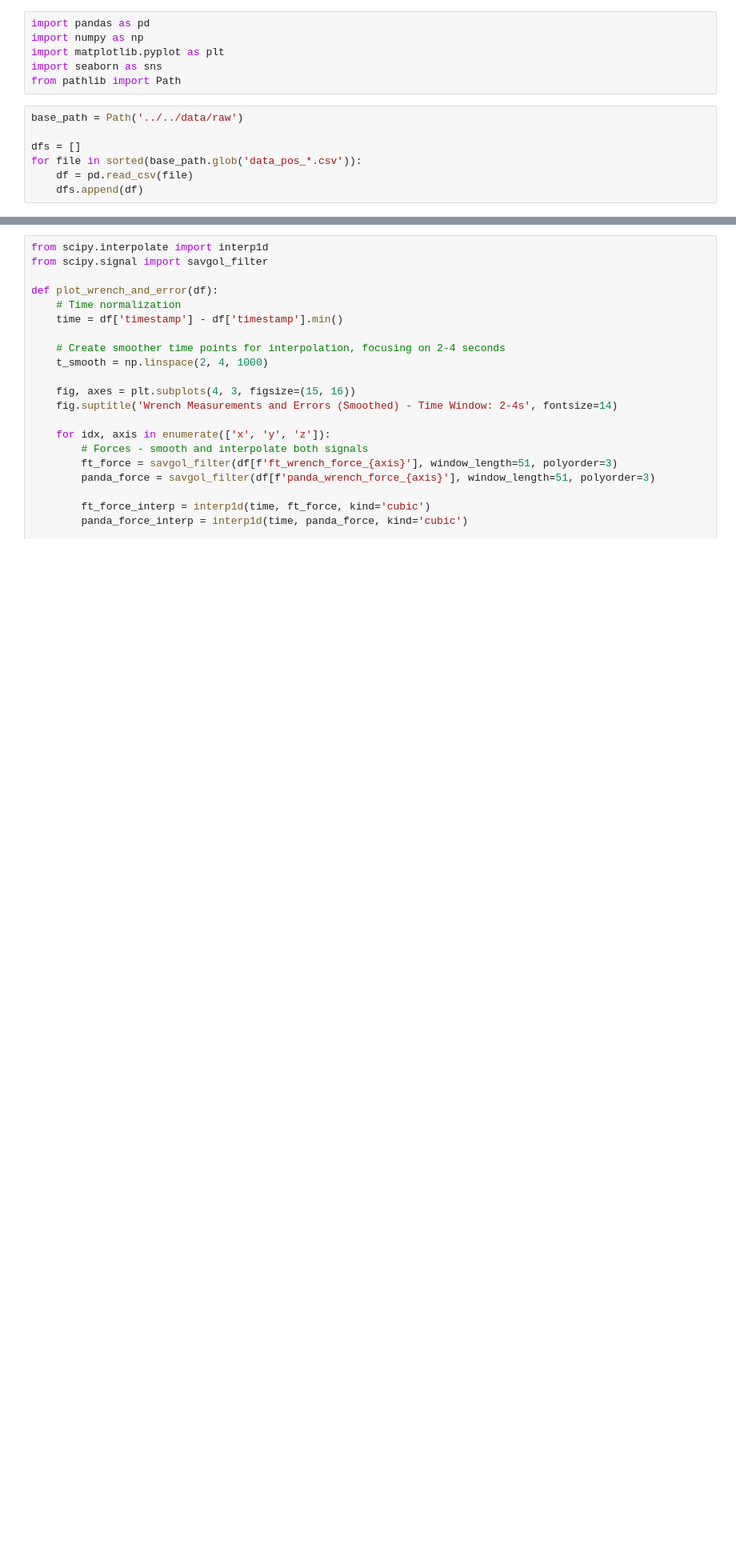
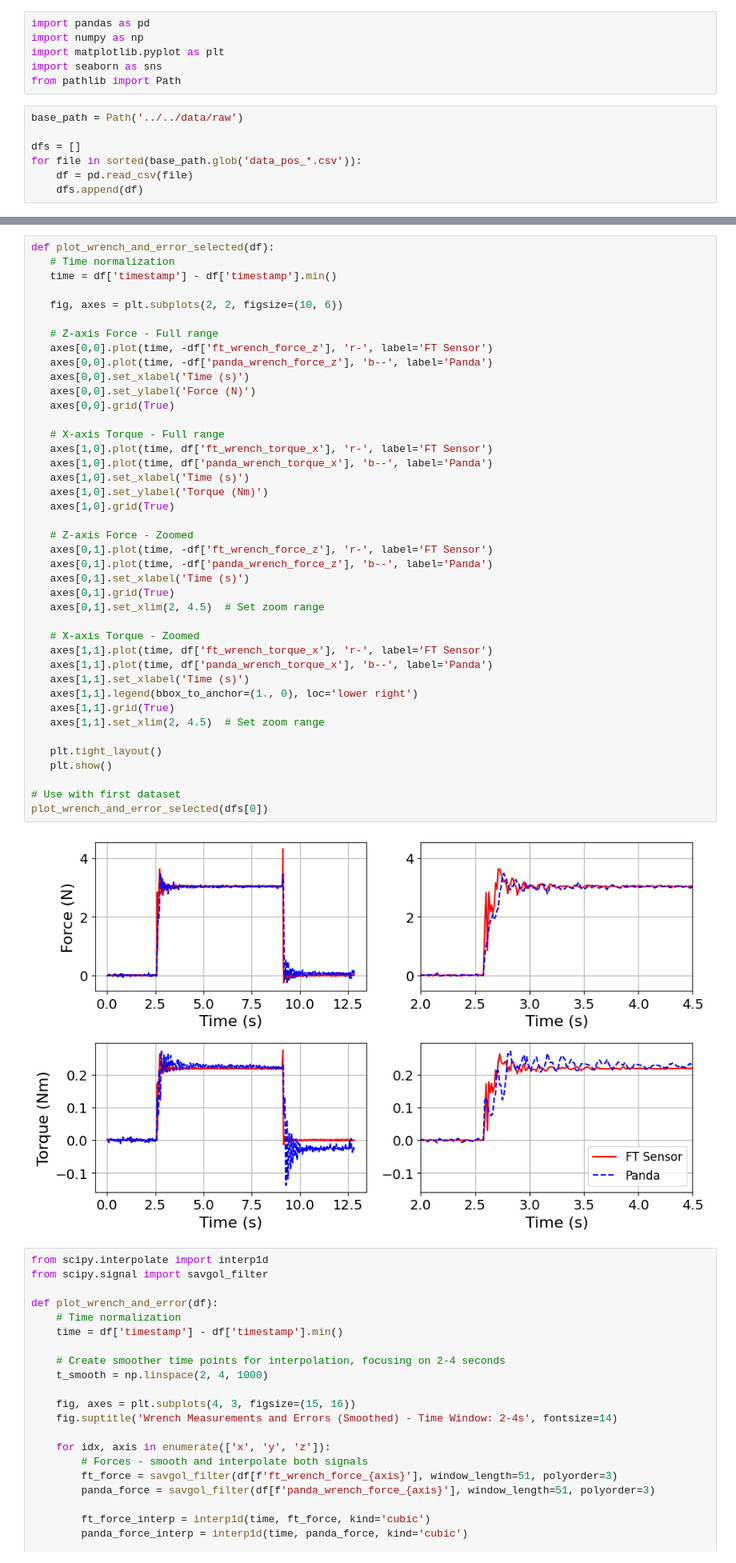
Before and after one commit to rayangdn/virtual_tactile_pad, a Jupyter notebook: ros_ws/src/virtual_tactile_pad/utils/contact_experiments/panda_experiments.ipynb, the cells around one changed output, grey strips where cells are left out. Shown at 80% size. Cells and saved outputs as stored; diff of their text form; blank space fills up the shorter version.

```diff
--- a/ros_ws/src/virtual_tactile_pad/utils/contact_experiments/panda_experiments.ipynb
+++ b/ros_ws/src/virtual_tactile_pad/utils/contact_experiments/panda_experiments.ipynb
@@ -113,3 +131,46 @@ plot_wrench_and_error(dfs[0])
+# %%
+def plot_wrench_and_error_selected(df):
+   # Time normalization
+   time = df['timestamp'] - df['timestamp'].min()
+
+   fig, axes = plt.subplots(2, 2, figsize=(10, 6))
+
+   # Z-axis Force - Full range
+   axes[0,0].plot(time, -df['ft_wrench_force_z'], 'r-', label='FT Sensor')
+   axes[0,0].plot(time, -df['panda_wrench_force_z'], 'b--', label='Panda')
+   axes[0,0].set_xlabel('Time (s)')
+   axes[0,0].set_ylabel('Force (N)')
+   axes[0,0].grid(True)
+
+   # X-axis Torque - Full range
+   axes[1,0].plot(time, df['ft_wrench_torque_x'], 'r-', label='FT Sensor')
+   axes[1,0].plot(time, df['panda_wrench_torque_x'], 'b--', label='Panda')
+   axes[1,0].set_xlabel('Time (s)')
+   axes[1,0].set_ylabel('Torque (Nm)')
+   axes[1,0].grid(True)
+
+   # Z-axis Force - Zoomed
+   axes[0,1].plot(time, -df['ft_wrench_force_z'], 'r-', label='FT Sensor')
+   axes[0,1].plot(time, -df['panda_wrench_force_z'], 'b--', label='Panda')
+   axes[0,1].set_xlabel('Time (s)')
+   axes[0,1].grid(True)
+   axes[0,1].set_xlim(2, 4.5)  # Set zoom range
+
+   # X-axis Torque - Zoomed
+   axes[1,1].plot(time, df['ft_wrench_torque_x'], 'r-', label='FT Sensor')
+   axes[1,1].plot(time, df['panda_wrench_torque_x'], 'b--', label='Panda')
+   axes[1,1].set_xlabel('Time (s)')
+   axes[1,1].legend(bbox_to_anchor=(1., 0), loc='lower right')
+   axes[1,1].grid(True)
+   axes[1,1].set_xlim(2, 4.5)  # Set zoom range
+
+   plt.tight_layout()
+   plt.show()
+
+# Use with first dataset
+plot_wrench_and_error_selected(dfs[0])
+# %% [output]
+[figure, added]
 # %%
 from scipy.interpolate import interp1d
 from scipy.signal import savgol_filter
```
Also changed, not shown: parts of 5 cells of this notebook, 2 other files.
